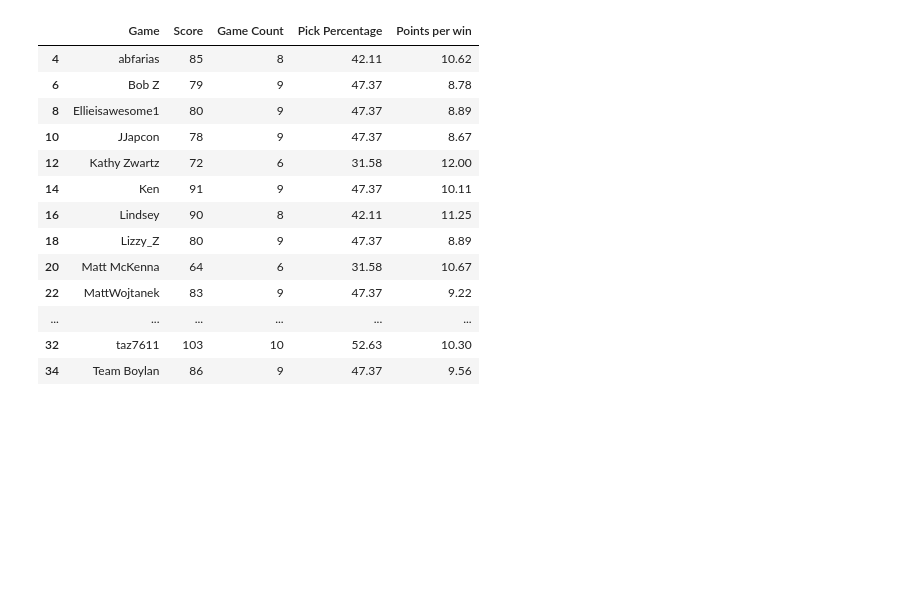
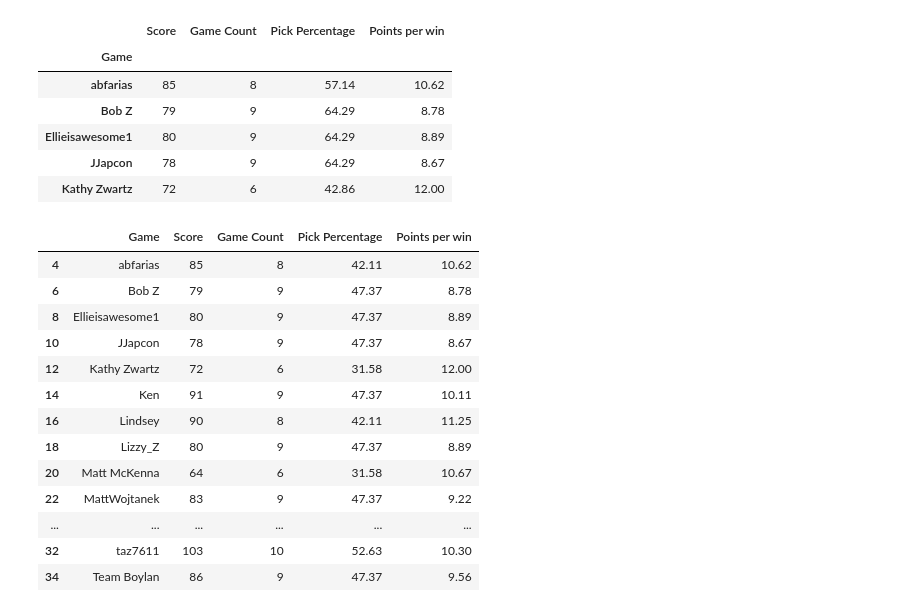
Before and after one commit to michaelzwartz/Confidence-pool, a Jupyter notebook: Pool_stats_ntbk.ipynb, the cells around one changed output. Saved outputs shown, nothing was run; the diff lists cells and outputs as text; code cells hidden in the pictures; blank space fills up the shorter version.

```diff
--- a/Pool_stats_ntbk.ipynb
+++ b/Pool_stats_ntbk.ipynb
@@ -16,7 +16,8 @@ def combine(df1):
     my_file.drop([5, 7, 9, 11, 13, 15, 17, 19, 21, 23, 25, 27, 29, 31, 33, 35, 37, 39, 41], axis=0, inplace=True)
     return my_file
 
-#function to calculate totals
+
+#function to calculate totals (points, game count, percent, points per win)
 def totals(df):
 
     max_score = 0
@@ -49,7 +50,10 @@ def totals(df):
     df['Pick Percentage'] = round(df['Game Count']/games*100, 2)
     df['Points per win'] = round(df['Score']/df['Game Count'], 2)
 
-    return df
+    df1 = df[['Game', 'Score', 'Game Count', 'Pick Percentage', 'Points per win']][4:]
+    df1.set_index('Game', inplace=True)
+
+    return df1
 
 #upset counter
 def upset_counter(df):
@@ -107,12 +111,20 @@ def sum_totals(season_totals, week_stats, week_number_rank):
 # %%
 week7_raw = pd.read_csv("week7_results.csv")
 week7 = combine(week7_raw)
 week7_tot = totals(week7)
 
 #week7_stats = week7_tot[['Game', 'Score', 'Game Count']][4:]
 #week7_stats.set_index('Game', inplace=True)
 
-week7_tot
+week7_tot.head()
+# %% [output]
+|  | Score | Game Count | Pick Percentage | Points per win |
+| Game |  |  |  |  |
+| abfarias | 85 | 8 | 57.14 | 10.62 |
+| Bob Z | 79 | 9 | 64.29 | 8.78 |
+| Ellieisawesome1 | 80 | 9 | 64.29 | 8.89 |
+| JJapcon | 78 | 9 | 64.29 | 8.67 |
+| Kathy Zwartz | 72 | 6 | 42.86 | 12.00 |
 # %%
 week7_tot = totals(week7)
 
```
Also changed, not shown: 2 other files.
